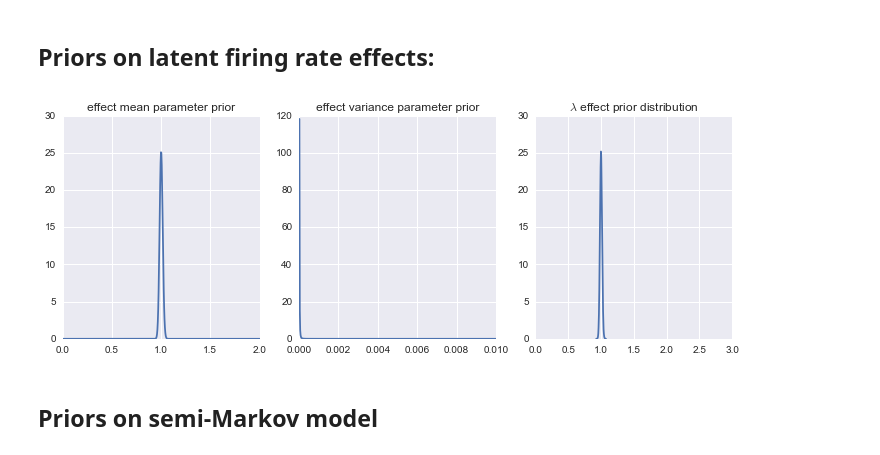
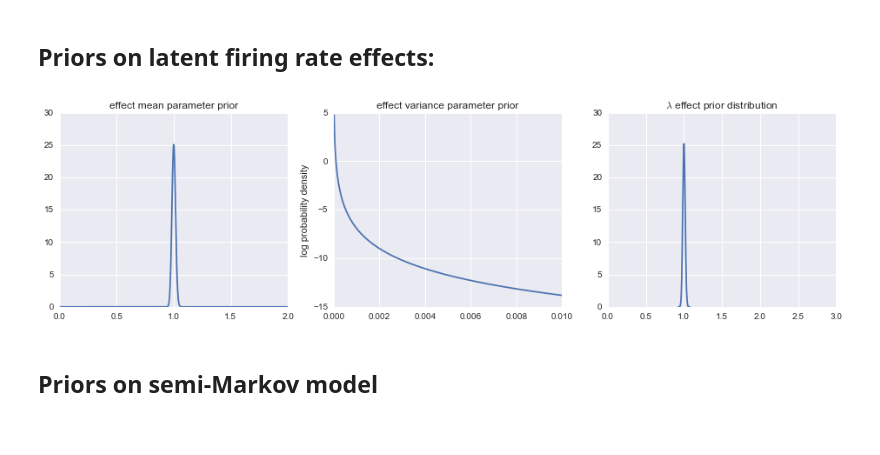
Before and after one commit to pearsonlab/spiketopics, a Jupyter notebook: gamma_model_hsmm_integration_test.ipynb, the cells around one changed output. Saved outputs shown, nothing was run; the diff lists cells and outputs as text; code cells hidden in the pictures.

Commit message:
tweaked prior plots for firing rate latents

```diff
--- a/gamma_model_hsmm_integration_test.ipynb
+++ b/gamma_model_hsmm_integration_test.ipynb
@@ -297,36 +297,37 @@ K = 5
 # %%
 fr_shape_shape = 2. * np.ones((K,))
 fr_shape_rate = (.01 / T) * np.ones((K,))
 fr_mean_shape = 0.4 * T * np.ones((K,))
 fr_mean_rate = 0.4 * T * np.ones((K,))
 
 fr_latent_dict = ({
             'prior_shape_shape': fr_shape_shape,
             'prior_shape_rate': fr_shape_rate,
             'prior_mean_shape': fr_mean_shape,
             'prior_mean_rate': fr_mean_rate})
 
 # make some plots
-plt.figure(figsize=(12, 4))
+plt.figure(figsize=(16, 4))
 
 plt.subplot(1, 3, 1)
 xx = np.linspace(0, 2, 500)
 plt.plot(xx, stats.invgamma.pdf(xx, a=fr_mean_shape[0], scale=fr_mean_rate[0]))
 plt.title('effect mean parameter prior');
 
 plt.subplot(1, 3, 2)
 xx = np.linspace(0, 0.01, 500)
-plt.plot(xx, stats.invgamma.pdf(xx, a=fr_shape_shape[0], scale=fr_shape_rate[0]))
+plt.plot(xx, stats.invgamma.logpdf(xx, a=fr_shape_shape[0], scale=fr_shape_rate[0]))
 plt.title('effect variance parameter prior');
+plt.ylabel('log probability density')
 
 plt.subplot(1, 3, 3)
 samples = gamma_from_hypers([fr_mean_shape[0], fr_mean_rate[0]],
                             [fr_shape_shape[0], fr_shape_rate[0]], 1e5)
 sns.kdeplot(samples, gridsize=5000, clip=(0, 5))
 plt.title(r'$\lambda$ effect prior distribution')
 plt.xlim(0, 3);
 # %% [output]
-[figure, old version]
+[figure, new version]
 # %% [markdown]
 ## Priors on semi-Markov model
 # %% [markdown]
```
